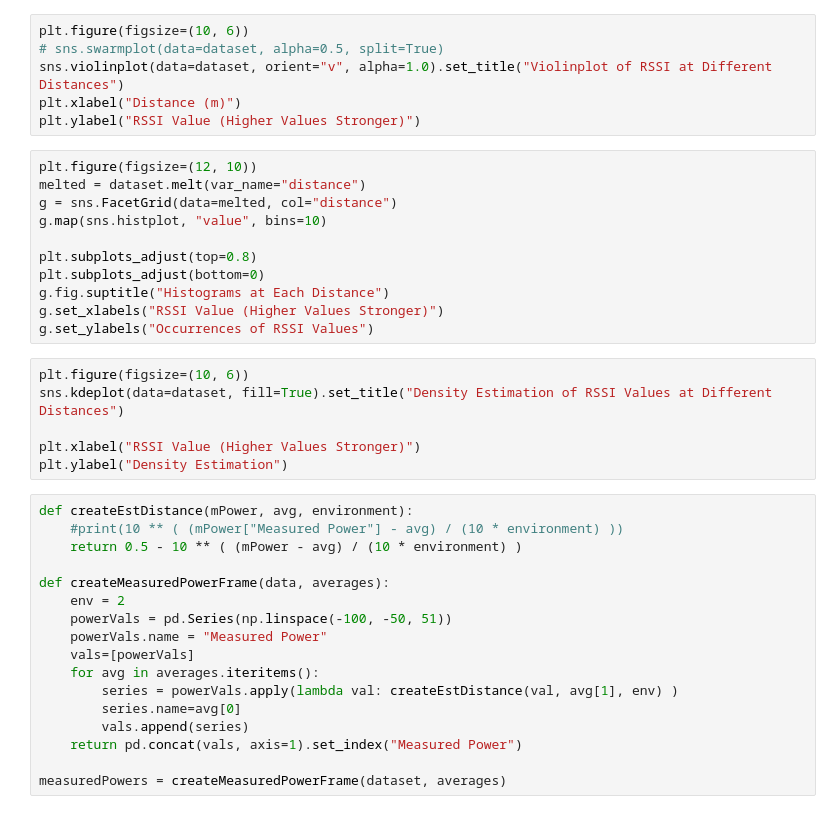
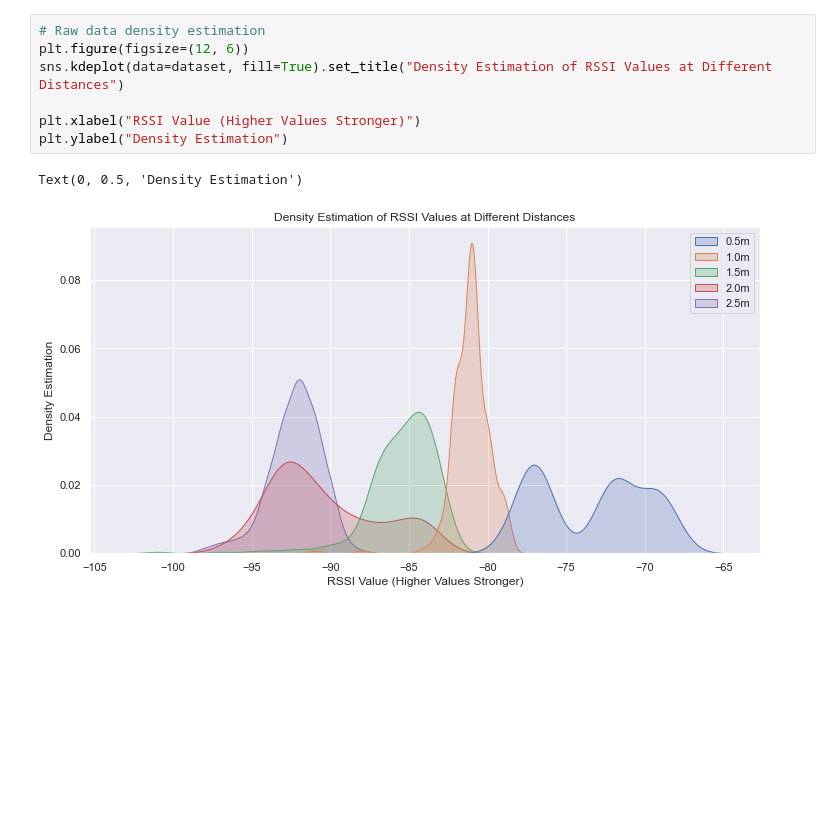
Before and after one commit to RyWilliamson/Keep-Your-Distance, a Jupyter notebook: data/notebooks/rssi_experiment.ipynb, the cells around one changed output. Drawn from its saved outputs; the diff is of its cells as text; blank space fills up the shorter version.

```diff
--- a/data/notebooks/rssi_experiment.ipynb
+++ b/data/notebooks/rssi_experiment.ipynb
@@ -31,40 +96,10 @@ dtype: float64
 # %%
-plt.figure(figsize=(10, 6))
-# sns.swarmplot(data=dataset, alpha=0.5, split=True)
-sns.violinplot(data=dataset, orient="v", alpha=1.0).set_title("Violinplot of RSSI at Different Distances")
-plt.xlabel("Distance (m)")
-plt.ylabel("RSSI Value (Higher Values Stronger)")
+# Raw data density estimation
+plt.figure(figsize=(12, 6))
+sns.kdeplot(data=dataset, fill=True).set_title("Density Estimation of RSSI Values at Different Distances")
+
+plt.xlabel("RSSI Value (Higher Values Stronger)")
+plt.ylabel("Density Estimation")
+# %% [output]
+Text(0, 0.5, 'Density Estimation')
+[figure, added]
-# %%
-plt.figure(figsize=(12, 10))
-melted = dataset.melt(var_name="distance")
-g = sns.FacetGrid(data=melted, col="distance")
-g.map(sns.histplot, "value", bins=10)
-
-plt.subplots_adjust(top=0.8)
-plt.subplots_adjust(bottom=0)
-g.fig.suptitle("Histograms at Each Distance")
-g.set_xlabels("RSSI Value (Higher Values Stronger)")
-g.set_ylabels("Occurrences of RSSI Values")
-# %%
-plt.figure(figsize=(10, 6))
-sns.kdeplot(data=dataset, fill=True).set_title("Density Estimation of RSSI Values at Different Distances")
-
-plt.xlabel("RSSI Value (Higher Values Stronger)")
-plt.ylabel("Density Estimation")
-# %%
-def createEstDistance(mPower, avg, environment):
-    #print(10 ** ( (mPower["Measured Power"] - avg) / (10 * environment) ))
-    return 0.5 - 10 ** ( (mPower - avg) / (10 * environment) )
-
-def createMeasuredPowerFrame(data, averages):
-    env = 2
-    powerVals = pd.Series(np.linspace(-100, -50, 51))
-    powerVals.name = "Measured Power"
-    vals=[powerVals]
-    for avg in averages.iteritems():
-        series = powerVals.apply(lambda val: createEstDistance(val, avg[1], env) )
-        series.name=avg[0]
-        vals.append(series)
-    return pd.concat(vals, axis=1).set_index("Measured Power")
-
-measuredPowers = createMeasuredPowerFrame(dataset, averages)
```
Also changed, not shown: parts of 7 cells of this notebook, 24 other files.
